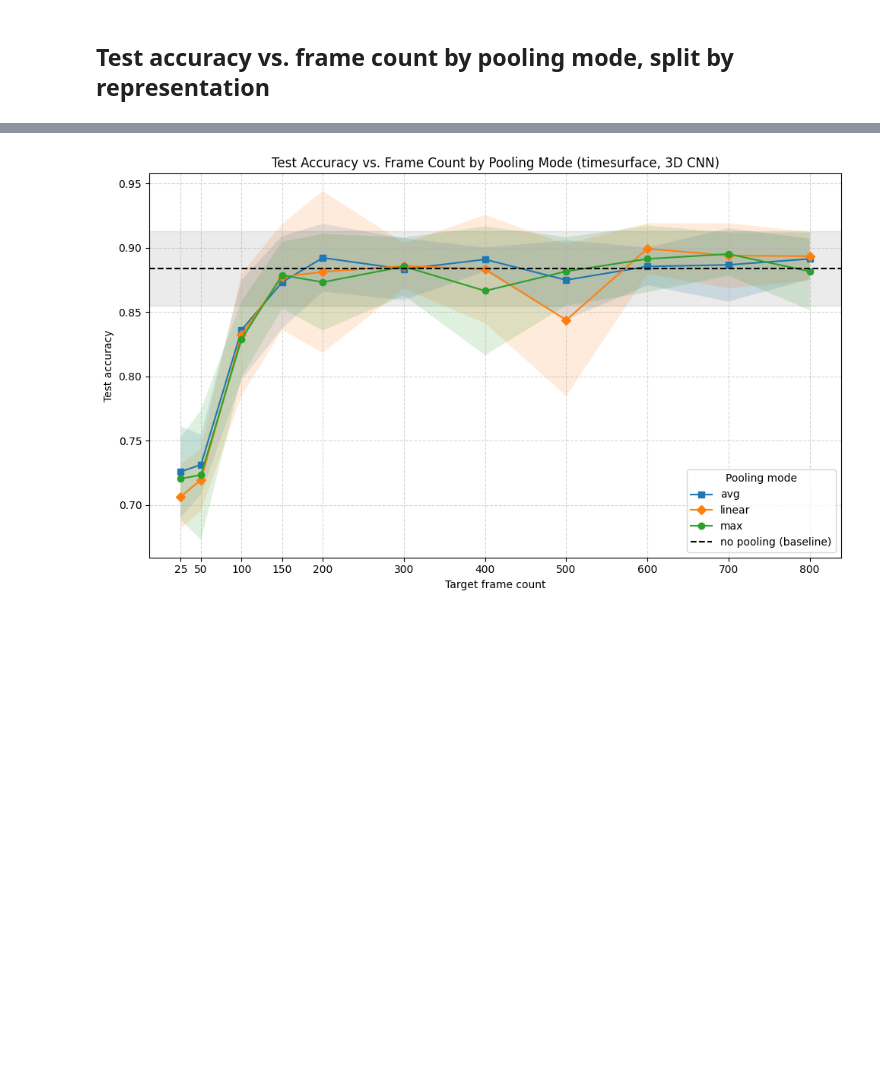
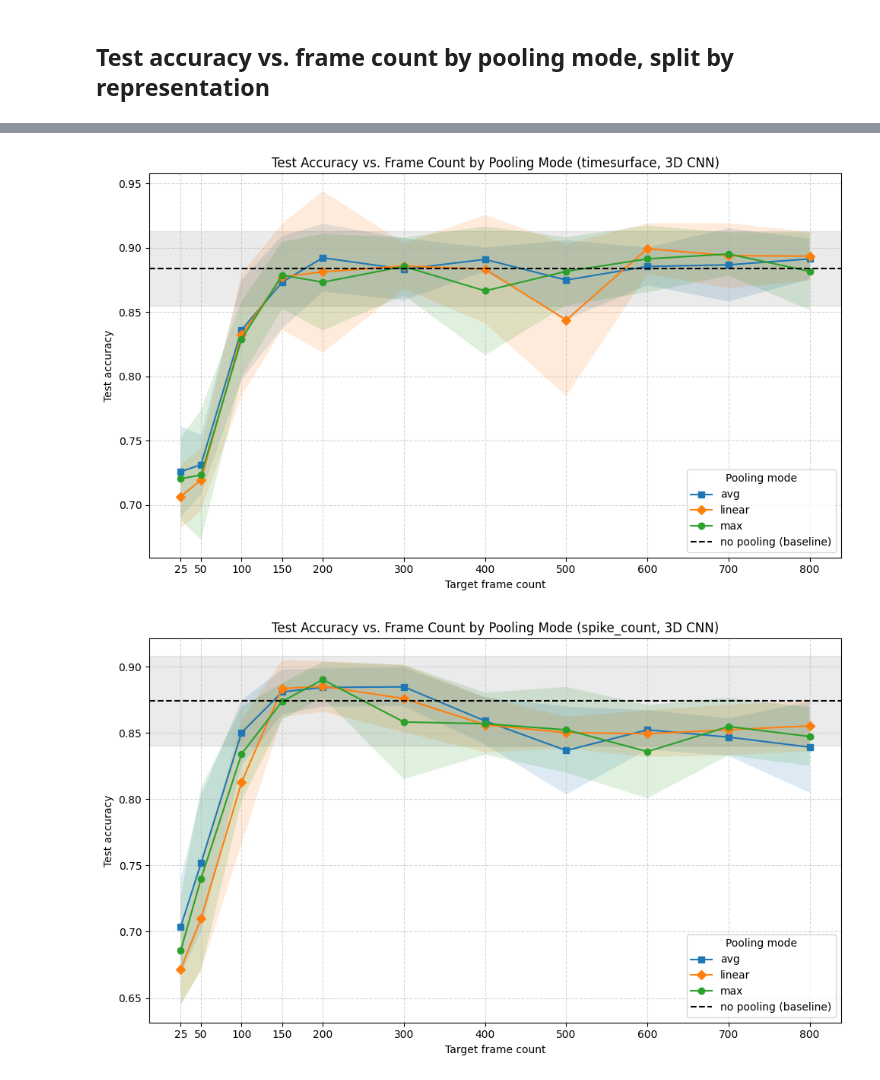
Before and after one commit to robert-osvath/dvs-gesture-recognition, a Jupyter notebook: results_with_target_fc/visualize_results_v2.ipynb, the cells around one changed output, grey strips where cells are left out. Drawn from its saved outputs; the diff is of its cells as text; code cells hidden in the pictures; blank space fills up the shorter version.

Commit message:
added spike count results

```diff
--- a/results_with_target_fc/visualize_results_v2.ipynb
+++ b/results_with_target_fc/visualize_results_v2.ipynb
@@ -33,8 +33,10 @@ Pooling modes: ['avg', 'linear', 'max']
 df_baseline = pd.read_csv("../results/dvs128_cnn_09_batch8_10seeds.txt")
 df_baseline_tw = df_baseline[df_baseline["representation"] == "time_window"].copy()
 df_baseline_ts = df_baseline[df_baseline["representation"] == "timesurface"].copy()
+df_baseline_sc = df_baseline[df_baseline["representation"] == "spike_count"].copy()
 print(f"Baseline time_window rows: {len(df_baseline_tw)}")
 print(f"Baseline timesurface rows: {len(df_baseline_ts)}")
+print(f"Baseline spike_count rows: {len(df_baseline_sc)}")
 
 baseline_stats_tw = pd.Series({
     "train_acc_mean": df_baseline_tw["train_acc"].mean(),
@@ -50,8 +52,16 @@ baseline_stats_ts = pd.Series({
     "test_acc_std":   df_baseline_ts["test_acc"].std(),
 })
 
-print(f"Baseline time_window test acc: {baseline_stats_tw['test_acc_mean']:.4f} \u00b1 {baseline_stats_tw['test_acc_std']:.4f}")
-print(f"Baseline timesurface test acc: {baseline_stats_ts['test_acc_mean']:.4f} \u00b1 {baseline_stats_ts['test_acc_std']:.4f}")
+baseline_stats_sc = pd.Series({
+    "train_acc_mean": df_baseline_sc["train_acc"].mean(),
+    "train_acc_std":  df_baseline_sc["train_acc"].std(),
+    "test_acc_mean":  df_baseline_sc["test_acc"].mean(),
+    "test_acc_std":   df_baseline_sc["test_acc"].std(),
+})
+
+print(f"Baseline time_window test acc: {baseline_stats_tw['test_acc_mean']:.4f} ± {baseline_stats_tw['test_acc_std']:.4f}")
+print(f"Baseline timesurface test acc: {baseline_stats_ts['test_acc_mean']:.4f} ± {baseline_stats_ts['test_acc_std']:.4f}")
+print(f"Baseline spike_count test acc: {baseline_stats_sc['test_acc_mean']:.4f} ± {baseline_stats_sc['test_acc_std']:.4f}")
 # %% [output]
 Baseline time_window rows: 9
 Baseline timesurface rows: 9
@@ -116,33 +128,40 @@ def plot_representation(rep_name, baseline_stats, title_suffix):
     bl_std = baseline_stats["test_acc_std"]
     ax.axhline(bl_mean, color="black", linestyle="--", linewidth=1.5, label="no pooling (baseline)")
     ax.axhspan(bl_mean - bl_std, bl_mean + bl_std, color="black", alpha=0.08)
 
     ax.set_xlabel("Target frame count")
     ax.set_ylabel("Test accuracy")
     ax.set_title(f"Test Accuracy vs. Frame Count by Pooling Mode ({title_suffix}, 3D CNN)")
     ax.legend(title="Pooling mode")
     ax.set_xticks(sorted(rep_df["target_frames"].unique()))
     ax.grid(True, linestyle="--", alpha=0.5)
     plt.tight_layout()
     return fig, ax
 
 
 fig_time_window, ax_time_window = plot_representation(
     "time_window",
     baseline_stats_tw,
     "time_window",
 )
 
 fig_timesurface, ax_timesurface = plot_representation(
     "timesurface",
     baseline_stats_ts,
     "timesurface",
 )
 
+fig_spike_count, ax_spike_count = plot_representation(
+    "spike_count",
+    baseline_stats_sc,
+    "spike_count",
+)
+
 plt.show()
 # %% [output]
 [figure]
 [figure]
+[figure, added]
 # %%
 fig_time_window.savefig("output_time_window.png", dpi=150, bbox_inches="tight")
 fig_timesurface.savefig("output_timesurface.png", dpi=150, bbox_inches="tight")
```
Also changed, not shown: parts of 4 cells of this notebook, 2 other files.
